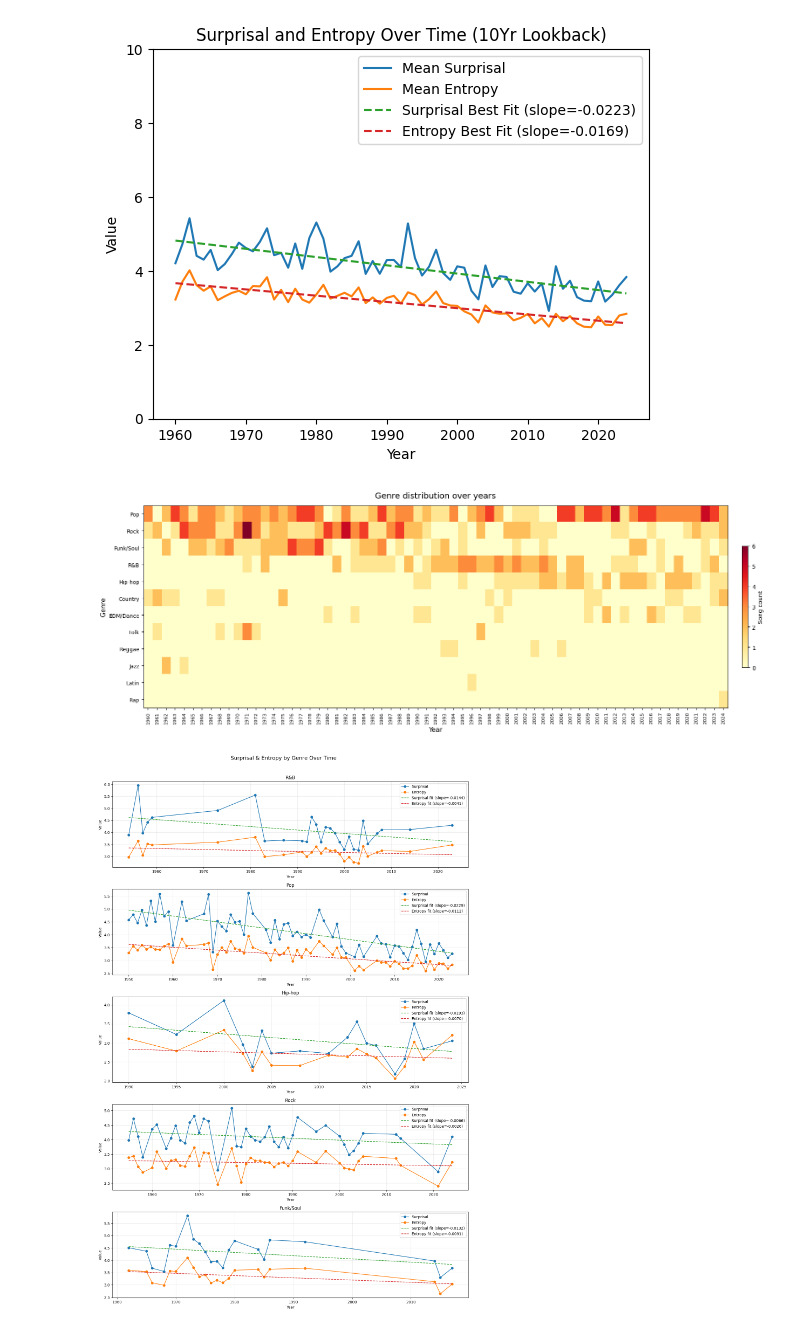
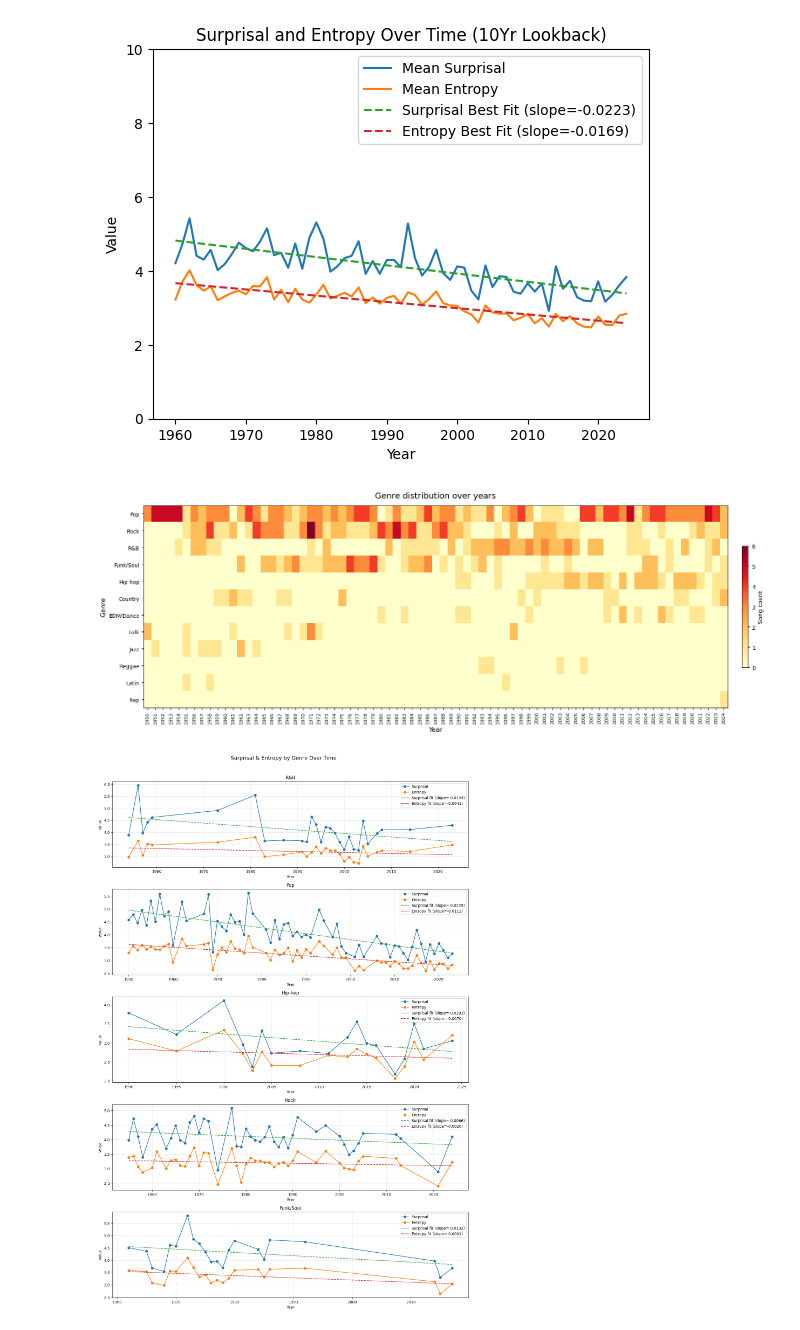
Before and after one commit to martiinsssssss/IDyOM_TimeMachine, a Jupyter notebook: IDyOM_TimeMachine.ipynb, the cells around one changed output. Cells and saved outputs as stored; diff of their text form; code cells hidden in the pictures.

```diff
--- a/IDyOM_TimeMachine.ipynb
+++ b/IDyOM_TimeMachine.ipynb
@@ -460,7 +460,7 @@ genre_cols = [
 ]
 
 # Melt to long format, drop NaN genres
-df_long = merged_all_songs_10yr_lookback.melt(
+df_long = merged_cross_val_df.melt(
     id_vars=["year_position", "year"],
     value_vars=genre_cols,
     var_name="genre_col",
@@ -481,34 +481,34 @@ pivot = heatmap_data.pivot(index="genre", columns="year", values="count").fillna
 
 # Sort genres by total count descending so busiest genres are at the top
 pivot = pivot.loc[pivot.sum(axis=1).sort_values(ascending=False).index]
 
 fig, ax = plt.subplots(figsize=(18, max(6, len(pivot) * 0.45)))
 
 im = ax.imshow(
     pivot.values,
     aspect="auto",
     cmap="YlOrRd",
     interpolation="nearest"
 )
 
 # Axes labels
 ax.set_xticks(range(len(pivot.columns)))
 ax.set_xticklabels(pivot.columns, rotation=90, fontsize=8)
 ax.set_yticks(range(len(pivot.index)))
 ax.set_yticklabels(pivot.index, fontsize=9)
 
 # Colorbar
 cbar = fig.colorbar(im, ax=ax, shrink=0.6, pad=0.02)
 cbar.set_label("Song count", fontsize=10)
 
 ax.set_xlabel("Year", fontsize=11)
 ax.set_ylabel("Genre", fontsize=11)
 ax.set_title("Genre distribution over years", fontsize=14, pad=12)
 
 plt.tight_layout()
 plt.show()
 # %% [output]
-[figure, old version]
+[figure, new version]
 # %%
 cross_val_df = cross_val_df.T.reset_index()
 cross_val_df.columns = ["year_position_raw", "surprisal", "entropy"]
```
Also changed, not shown: 1 other file.
